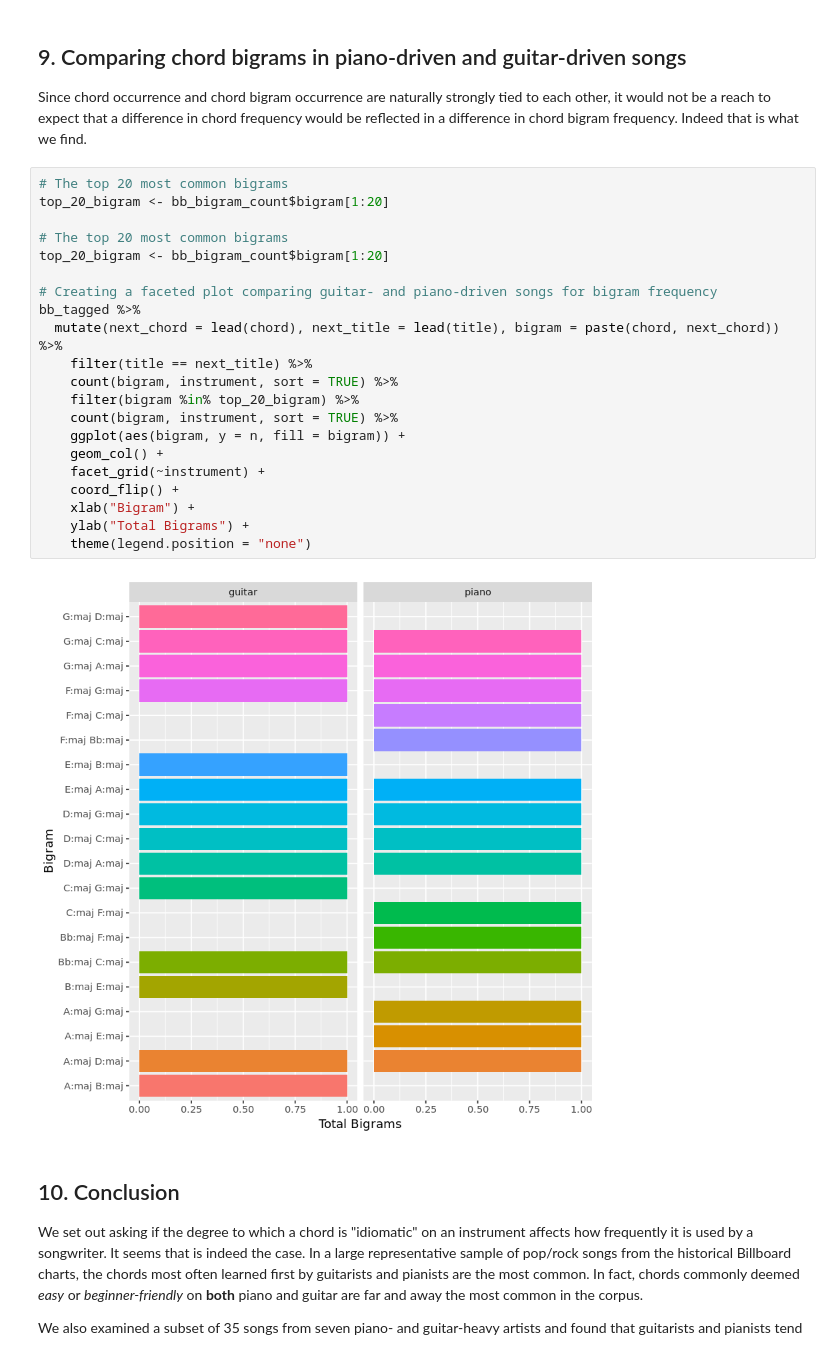
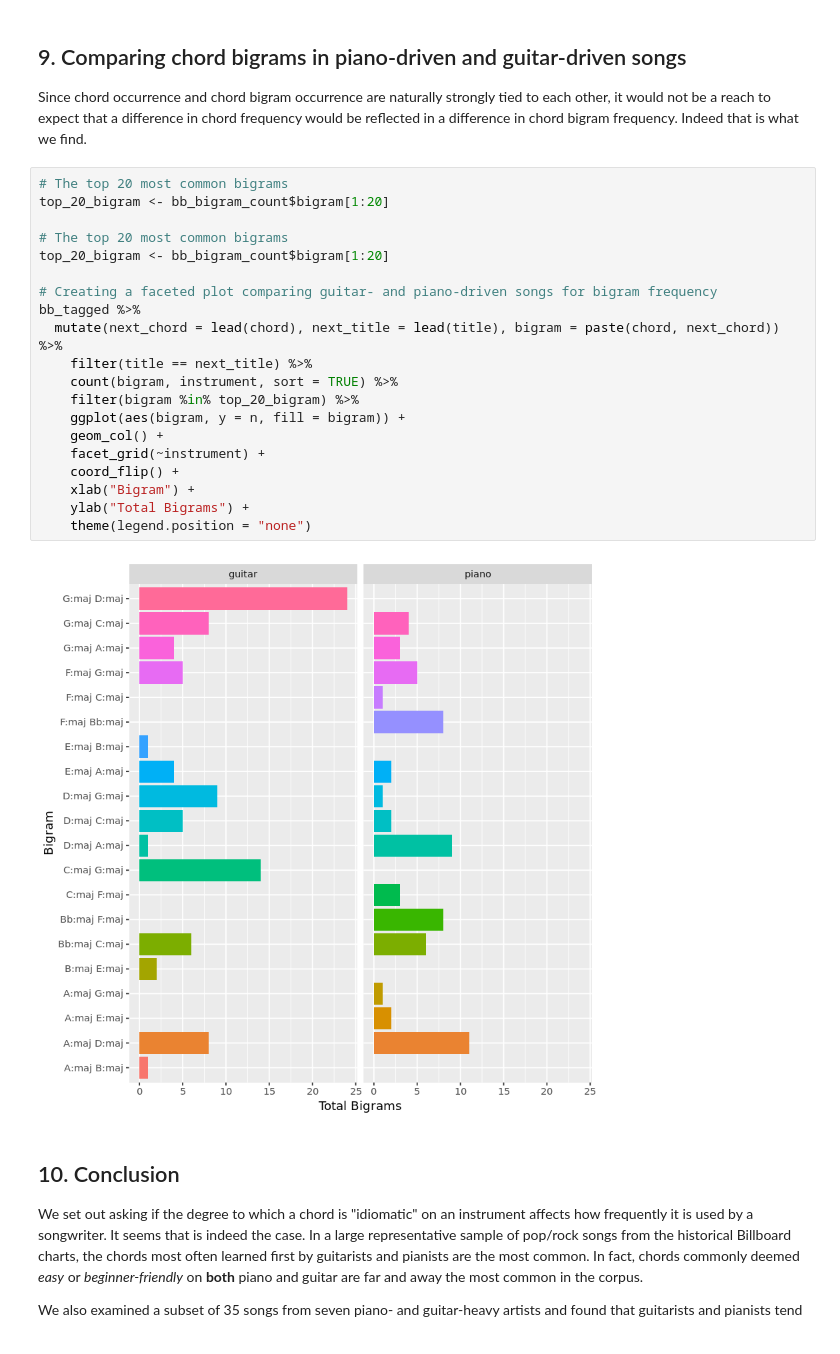
Before and after one commit to AmadouDiene/Datacamp_Project_Solutions, a Jupyter notebook: Wrangling and Visualizing Musical Data/notebook.ipynb, the cells around one changed output. Drawn from its saved outputs; the diff is of its cells as text.

```diff
--- a/Wrangling and Visualizing Musical Data/notebook.ipynb
+++ b/Wrangling and Visualizing Musical Data/notebook.ipynb
@@ -234,26 +239,25 @@ bb_tagged %>%
 # %%
 # The top 20 most common bigrams
 top_20_bigram <- bb_bigram_count$bigram[1:20]
 
 # The top 20 most common bigrams
 top_20_bigram <- bb_bigram_count$bigram[1:20]
 
 # Creating a faceted plot comparing guitar- and piano-driven songs for bigram frequency
 bb_tagged %>%
   mutate(next_chord = lead(chord), next_title = lead(title), bigram = paste(chord, next_chord)) %>%
     filter(title == next_title) %>%
     count(bigram, instrument, sort = TRUE) %>%
     filter(bigram %in% top_20_bigram) %>%
-    count(bigram, instrument, sort = TRUE) %>%
     ggplot(aes(bigram, y = n, fill = bigram)) +
     geom_col() +
     facet_grid(~instrument) +
     coord_flip() +
     xlab("Bigram") +
     ylab("Total Bigrams") +
     theme(legend.position = "none")
 # %% [output]
-[figure, old version]
+[figure, new version]
 # %% [markdown]
 ## 10. Conclusion
 <p>We set out asking if the degree to which a chord is "idiomatic" on an instrument affects how frequently it is used by a songwriter. It seems that is indeed the case. In a large representative sample of pop/rock songs from the historical Billboard charts, the chords most often learned first by guitarists and pianists are the most common. In fact, chords commonly deemed <em>easy</em> or <em>beginner-friendly</em> on <strong>both</strong> piano and guitar are far and away the most common in the corpus.</p>
```
Also changed, not shown: parts of 1 cell of this notebook.
